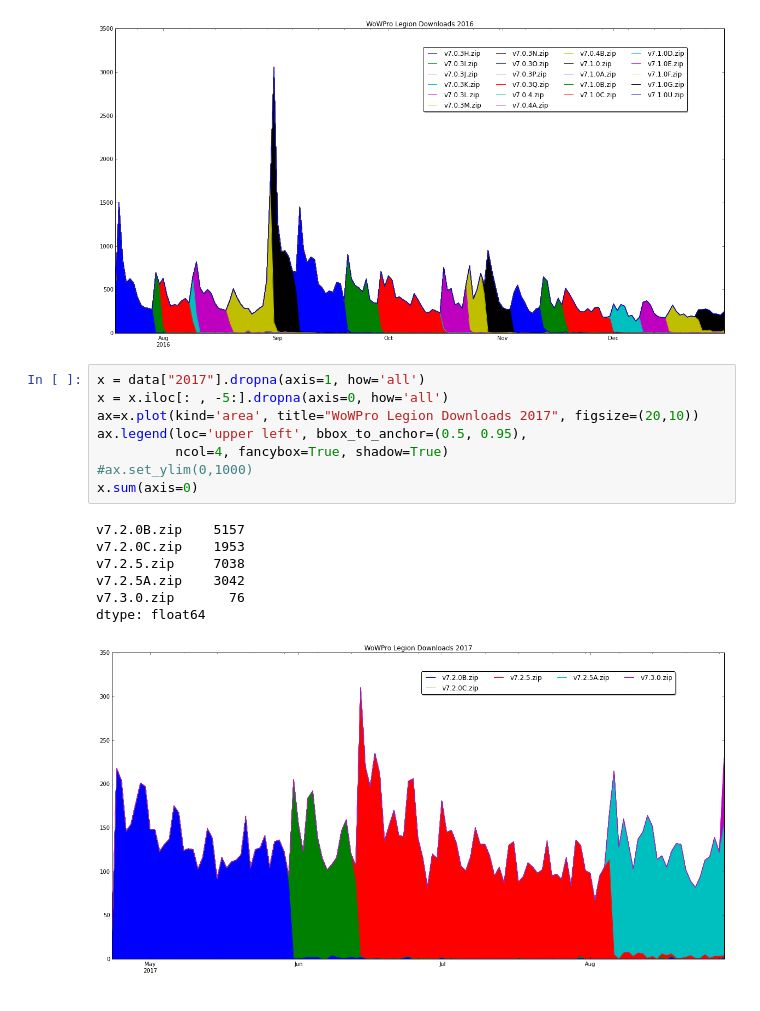
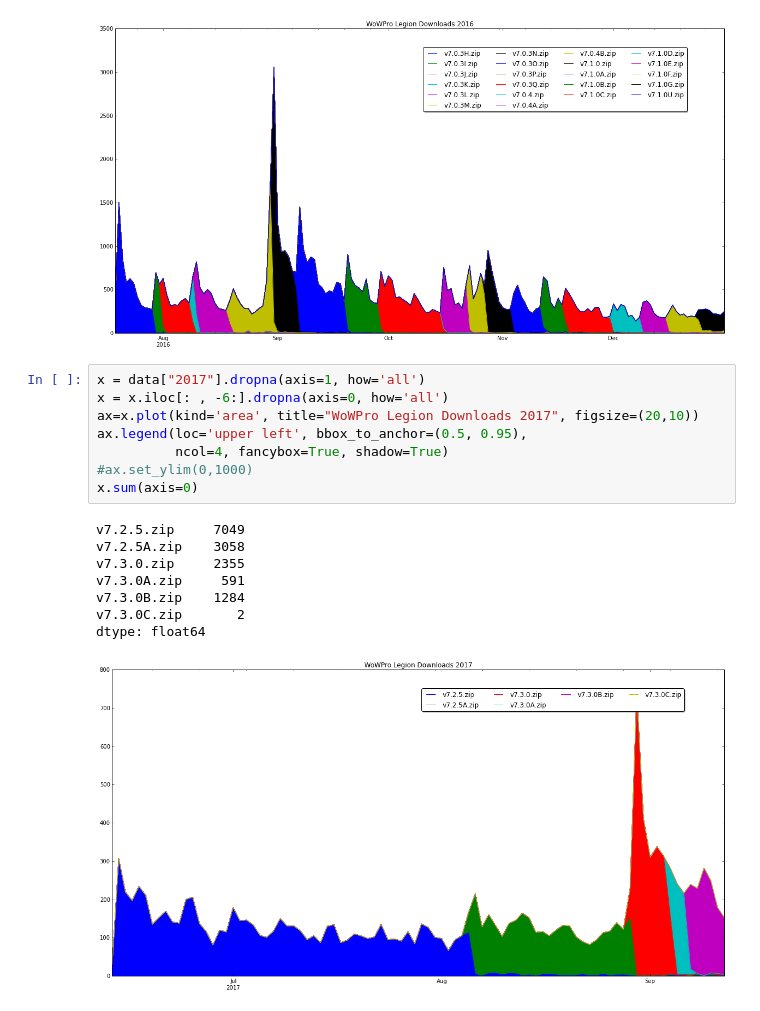
Before and after one commit to Ludovicus-Maior/WoW-Pro-Guides, a Jupyter notebook: WoWPro_Utilities/WoWPro Stats.ipynb, the cells around one changed output. Drawn from its saved outputs; the diff is of its cells as text.

```diff
--- a/WoWPro_Utilities/WoWPro Stats.ipynb
+++ b/WoWPro_Utilities/WoWPro Stats.ipynb
@@ -109,17 +109,18 @@ dtype: float64
 [figure]
 # %%
 x = data["2017"].dropna(axis=1, how='all')
-x = x.iloc[: , -5:].dropna(axis=0, how='all')
+x = x.iloc[: , -6:].dropna(axis=0, how='all')
 ax=x.plot(kind='area', title="WoWPro Legion Downloads 2017", figsize=(20,10))
 ax.legend(loc='upper left', bbox_to_anchor=(0.5, 0.95),
           ncol=4, fancybox=True, shadow=True)
 #ax.set_ylim(0,1000)
 x.sum(axis=0)
 # %% [output]
-v7.2.0B.zip    5157
-v7.2.0C.zip    1953
-v7.2.5.zip     7038
-v7.2.5A.zip    3042
-v7.3.0.zip       76
+v7.2.5.zip     7049
+v7.2.5A.zip    3058
+v7.3.0.zip     2355
+v7.3.0A.zip     591
+v7.3.0B.zip    1284
+v7.3.0C.zip       2
 dtype: float64
-[figure, old version]
+[figure, new version]
```
Also changed, not shown: parts of 1 cell of this notebook, 1 other file.
